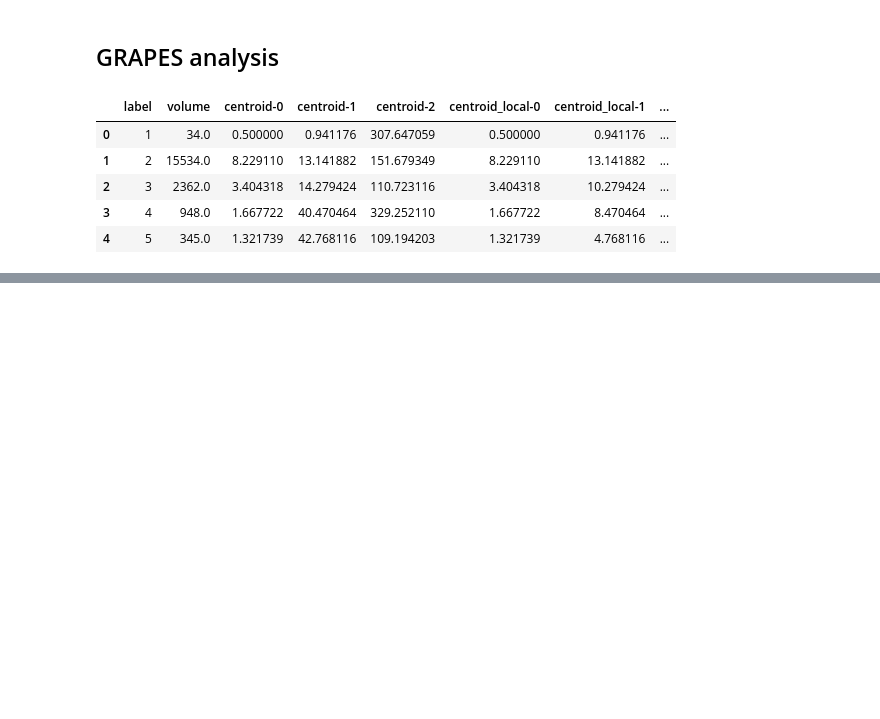
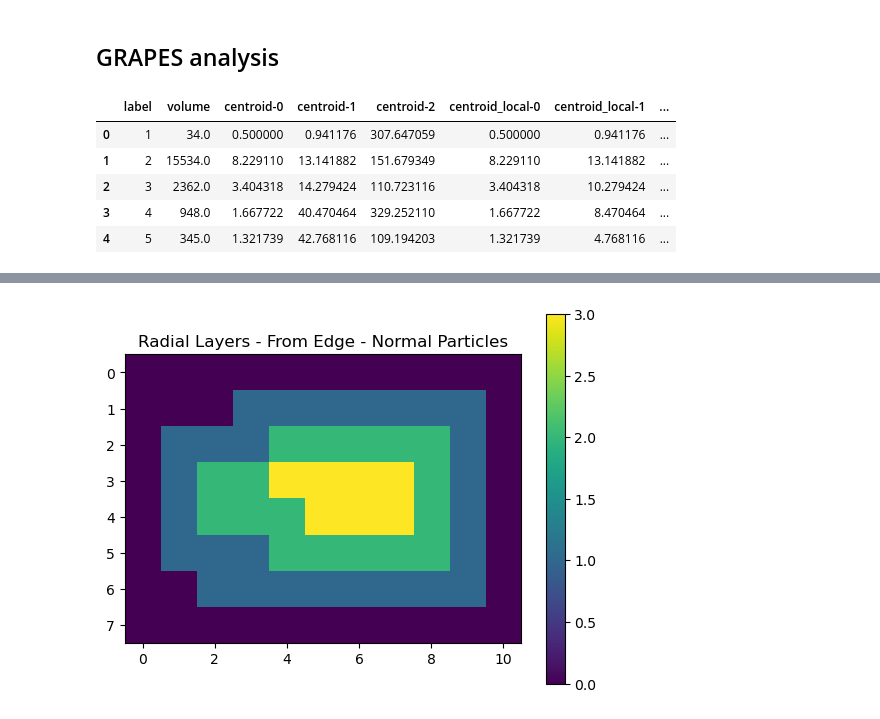
Before and after one commit to MaPhewJ/EIL_image_processing, a Jupyter notebook: GRAPES_example.ipynb, the cells around one changed output, grey strips where cells are left out. Cells and saved outputs as stored; diff of their text form; code cells hidden in the pictures; blank space fills up the shorter version.

```diff
--- a/GRAPES_example.ipynb
+++ b/GRAPES_example.ipynb
@@ -207,0 +221,9 @@ Name: label, dtype: int32
+# %%
+# choose a random particle
+particle = grapes_analysis_1[grapes_analysis_1['label'] == 420].reset_index()
+plt.imshow(particle['GRAPES_distance_transform'][0][4], cmap = 'viridis')
+plt.title('Radial Layers - From Edge - Normal Particles')
+color_bar = plt.colorbar()
+plt.show()
+# %% [output]
+[figure, added]
```
Also changed, not shown: parts of 19 cells of this notebook.
